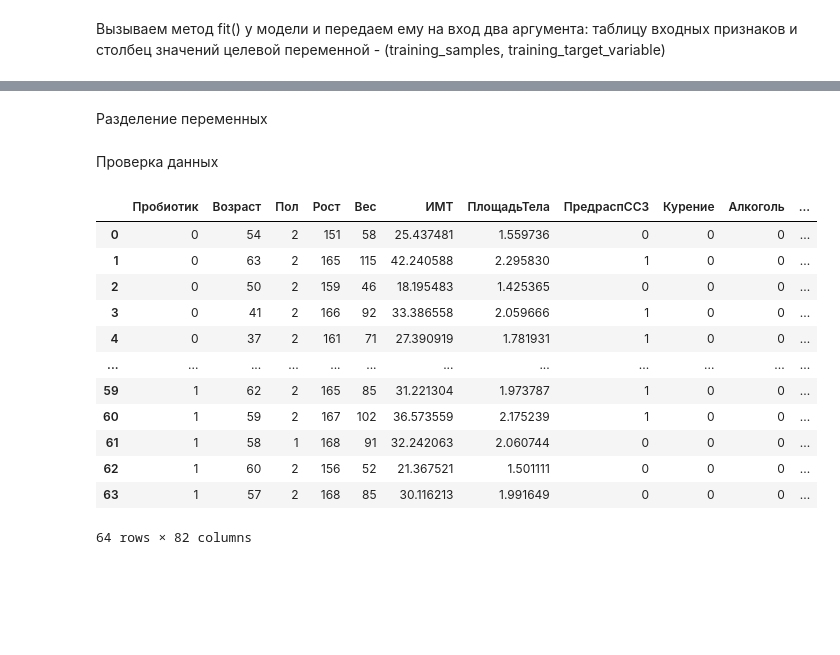
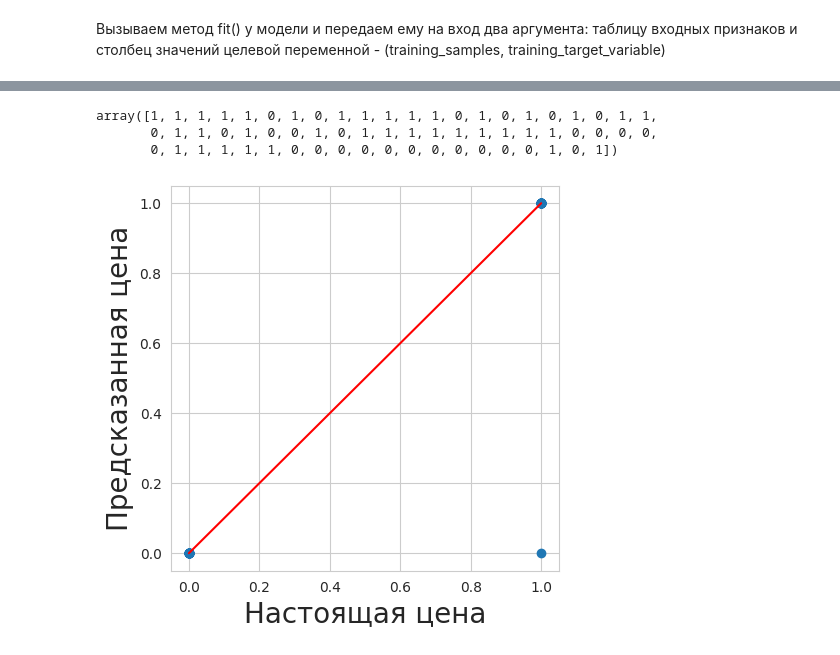
Before and after one commit to AlexBaunti/Prediction_AI, a Jupyter notebook: DecisionTreesMethod.ipynb, the cells around one changed output, grey strips where cells are left out. Saved outputs shown, nothing was run; the diff lists cells and outputs as text; code cells hidden in the pictures; blank space fills up the shorter version.

```diff
--- a/DecisionTreesMethod.ipynb
+++ b/DecisionTreesMethod.ipynb
@@ -417,0 +536,3 @@ duplicateRows
+# %%
+training_samples_after_selection_x = pd.DataFrame(training_samples_after_selection_x, columns=feature_names_short)
+training_samples_after_selection_x.head(7)
@@ -440,0 +614,3 @@ random_forest_model.get_params()
+# %%
+decision_tree_model = tree.DecisionTreeClassifier()
+decision_tree_model.get_params()
@@ -441,5 +630,5 @@ random_forest_model.get_params()
 # %% [markdown]
 Вызываем метод fit() у модели и передаем ему на вход два аргумента: таблицу входных признаков и столбец значений целевой переменной - (training_samples, training_target_variable)
 # %%
-random_forest_model.fit(training_samples, training_target_variable)
+decision_tree_model.fit(training_samples_after_selection_x, training_target_variable)
 # %% [output]
@@ -480,2 +635,0 @@ test_data_no_miss
-# %% [markdown]
-Разделение переменных
@@ -486,18 +636,15 @@ test_samples = test_data_no_miss.drop(target_variable, axis=1)
-# %% [markdown]
-Проверка данных
-# %%
-test_samples
-# %% [output]
-|  | Пробиотик | Возраст | Пол | Рост | Вес | ИМТ | ПлощадьТела | ПредраспССЗ | Курение | Алкоголь | ... |
-| 0 | 0 | 54 | 2 | 151 | 58 | 25.437481 | 1.559736 | 0 | 0 | 0 | ... |
-| 1 | 0 | 63 | 2 | 165 | 115 | 42.240588 | 2.295830 | 1 | 0 | 0 | ... |
-| 2 | 0 | 50 | 2 | 159 | 46 | 18.195483 | 1.425365 | 0 | 0 | 0 | ... |
-| 3 | 0 | 41 | 2 | 166 | 92 | 33.386558 | 2.059666 | 1 | 0 | 0 | ... |
-| 4 | 0 | 37 | 2 | 161 | 71 | 27.390919 | 1.781931 | 1 | 0 | 0 | ... |
-| ... | ... | ... | ... | ... | ... | ... | ... | ... | ... | ... | ... |
-| 59 | 1 | 62 | 2 | 165 | 85 | 31.221304 | 1.973787 | 1 | 0 | 0 | ... |
-| 60 | 1 | 59 | 2 | 167 | 102 | 36.573559 | 2.175239 | 1 | 0 | 0 | ... |
-| 61 | 1 | 58 | 1 | 168 | 91 | 32.242063 | 2.060744 | 0 | 0 | 0 | ... |
-| 62 | 1 | 60 | 2 | 156 | 52 | 21.367521 | 1.501111 | 0 | 0 | 0 | ... |
-| 63 | 1 | 57 | 2 | 168 | 85 | 30.116213 | 1.991649 | 0 | 0 | 0 | ... |
-64 rows × 82 columns
+# %%
+ test_decision_tree = decision_tree_model.predict(training_samples_after_selection_x)
+ test_decision_tree
+# %% [output]
+array([1, 1, 1, 1, 1, 0, 1, 0, 1, 1, 1, 1, 1, 0, 1, 0, 1, 0, 1, 0, 1, 1,
+       0, 1, 1, 0, 1, 0, 0, 1, 0, 1, 1, 1, 1, 1, 1, 1, 1, 1, 0, 0, 0, 0,
+       0, 1, 1, 1, 1, 1, 0, 0, 0, 0, 0, 0, 0, 0, 0, 0, 0, 1, 0, 1])
+# %%
+plt.figure(figsize=(5, 5))
+plt.xlabel('Настоящая цена', fontsize=20)
+plt.ylabel('Предсказанная цена', fontsize=20)
+plt.scatter(training_target_variable, test_decision_tree)
+plt.plot([0, 1], [0, 1], 'r');
+# %% [output]
+[figure, added]
```
Also changed, not shown: parts of 45 cells of this notebook.
